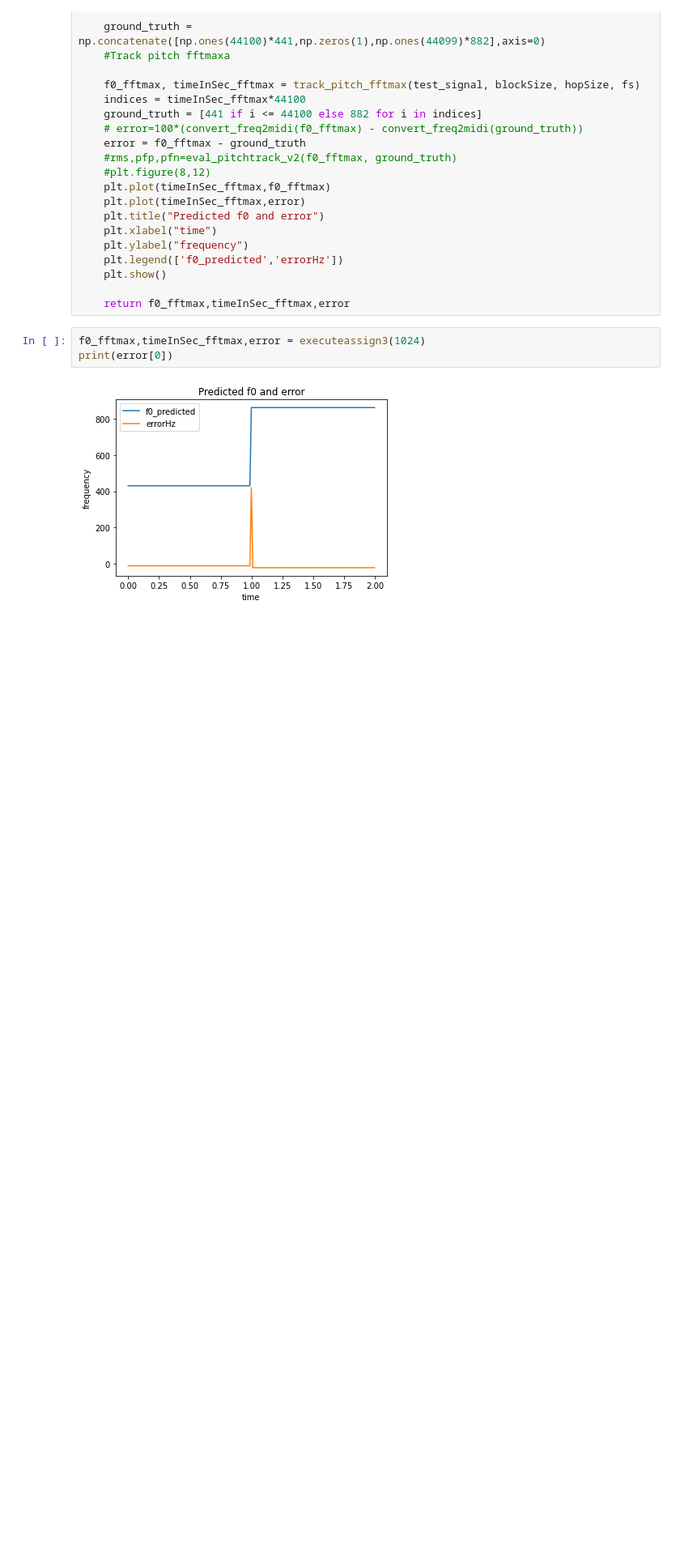
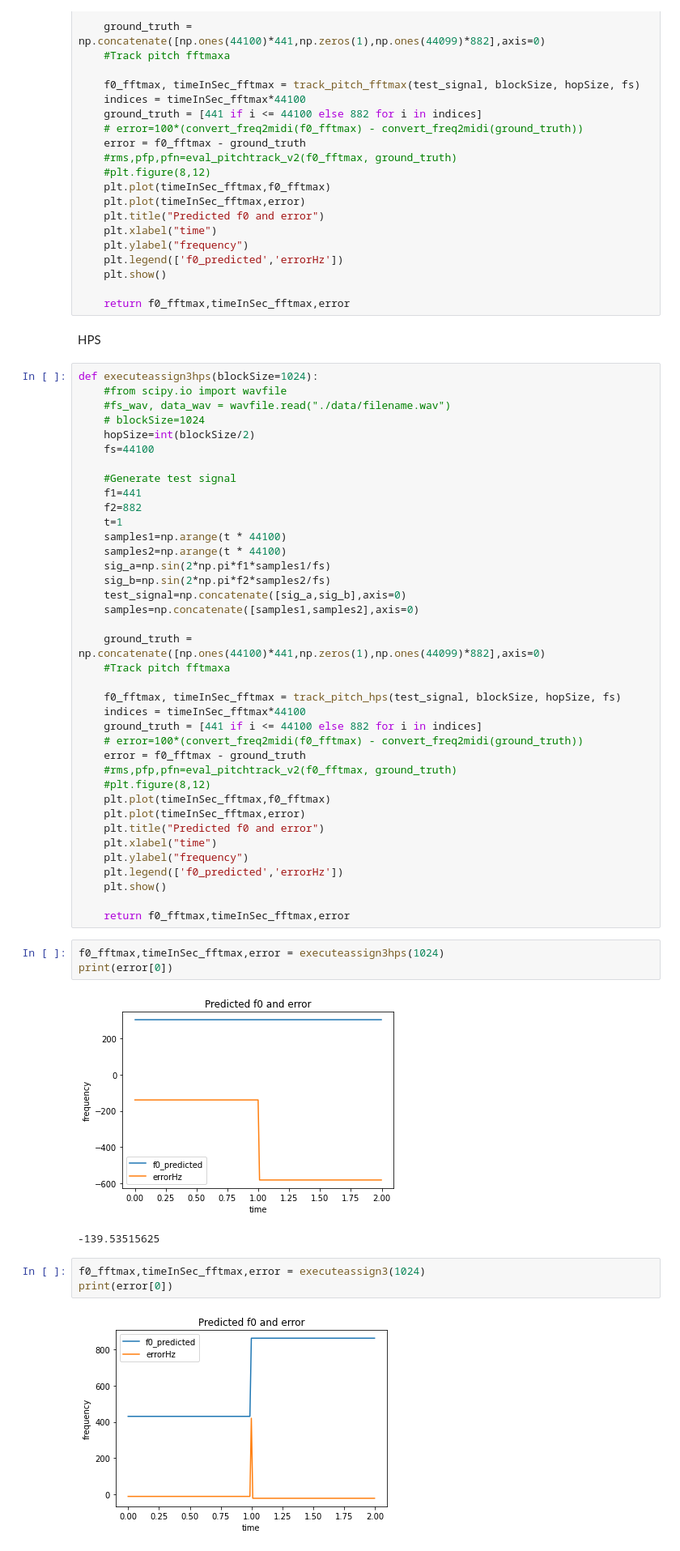
Before and after one commit to talker93/ass3solution, a Jupyter notebook: vedant.ipynb, the cells around one changed output. Shown at 81% size. Drawn from its saved outputs; the diff is of its cells as text; blank space fills up the shorter version.

```diff
--- a/vedant.ipynb
+++ b/vedant.ipynb
@@ -372,6 +429,52 @@ def executeassign3(blockSize=1024):
     plt.show()
 
     return f0_fftmax,timeInSec_fftmax,error
+# %% [markdown]
+HPS
+# %%
+def executeassign3hps(blockSize=1024):
+    #from scipy.io import wavfile
+    #fs_wav, data_wav = wavfile.read("./data/filename.wav")
+    # blockSize=1024
+    hopSize=int(blockSize/2)
+    fs=44100
+
+    #Generate test signal
+    f1=441
+    f2=882
+    t=1
+    samples1=np.arange(t * 44100)
+    samples2=np.arange(t * 44100)
+    sig_a=np.sin(2*np.pi*f1*samples1/fs)
+    sig_b=np.sin(2*np.pi*f2*samples2/fs)
+    test_signal=np.concatenate([sig_a,sig_b],axis=0)
+    samples=np.concatenate([samples1,samples2],axis=0)
+
+    ground_truth = np.concatenate([np.ones(44100)*441,np.zeros(1),np.ones(44099)*882],axis=0)
+    #Track pitch fftmaxa
+
+    f0_fftmax, timeInSec_fftmax = track_pitch_hps(test_signal, blockSize, hopSize, fs)
+    indices = timeInSec_fftmax*44100
+    ground_truth = [441 if i <= 44100 else 882 for i in indices]
+    # error=100*(convert_freq2midi(f0_fftmax) - convert_freq2midi(ground_truth))
+    error = f0_fftmax - ground_truth
+    #rms,pfp,pfn=eval_pitchtrack_v2(f0_fftmax, ground_truth)
+    #plt.figure(8,12)
+    plt.plot(timeInSec_fftmax,f0_fftmax)
+    plt.plot(timeInSec_fftmax,error)
+    plt.title("Predicted f0 and error")
+    plt.xlabel("time")
+    plt.ylabel("frequency")
+    plt.legend(['f0_predicted','errorHz'])
+    plt.show()
+
+    return f0_fftmax,timeInSec_fftmax,error
+# %%
+f0_fftmax,timeInSec_fftmax,error = executeassign3hps(1024)
+print(error[0])
+# %% [output]
+[figure, added]
+-139.53515625
 # %%
 f0_fftmax,timeInSec_fftmax,error = executeassign3(1024)
 print(error[0])
```
Also changed, not shown: parts of 24 cells of this notebook, 1 other file.
